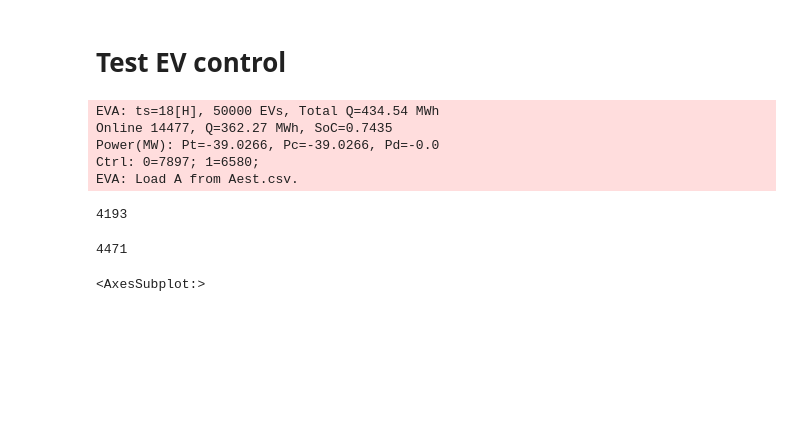
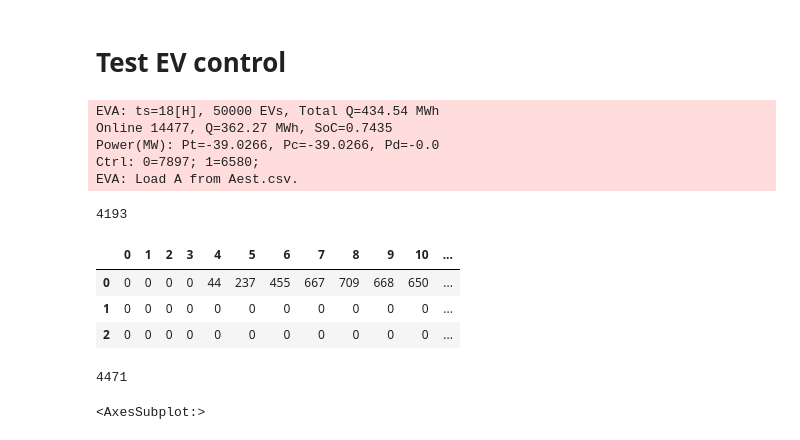
Before and after one commit to jinningwang/andes, a Jupyter notebook: jwang/notes/test_ev_ssm_speed.ipynb, the cells around one changed output. Saved outputs shown, nothing was run; the diff lists cells and outputs as text; code cells hidden in the pictures; blank space fills up the shorter version.

```diff
--- a/jwang/notes/test_ev_ssm_speed.ipynb
+++ b/jwang/notes/test_ev_ssm_speed.ipynb
@@ -17,7 +17,7 @@ sse0 = ev_ssm(ts=18, N=50000, step=1, tp=40,
               lr=0.1, lp=40, seed=2022, name="EVA",
               n_pref=1, is_report=True,
               tt_mean=0.5, tt_var=0.2, tt_lb=0, tt_ub=1,
-              ict=True, ecc=True)
+              ict=True, ecc=True, agc=True)
 sse0.load_A("Aest.csv")
 # %% [output]
 EVA: ts=18[H], 50000 EVs, Total Q=434.54 MWh
@@ -29,6 +29,22 @@ EVA: Load A from Aest.csv.
 sse0.ev['nam'].max()
 # %% [output]
 4193
+# %%
+self = sse0
+
+
+states = self.ev[self.ev['lc'] == 0][['c2', 'sx', 'u']].apply(
+    lambda x: (x[0], x[1]) if x[2] else (-1, -1), axis=1)
+states
+# sse0.g_x()
+self.x0.shape
+
+self.xtab
+# %% [output]
+|  | 0 | 1 | 2 | 3 | 4 | 5 | 6 | 7 | 8 | 9 | 10 | ... |
+| 0 | 0 | 0 | 0 | 0 | 44 | 237 | 455 | 667 | 709 | 668 | 650 | ... |
+| 1 | 0 | 0 | 0 | 0 | 0 | 0 | 0 | 0 | 0 | 0 | 0 | ... |
+| 2 | 0 | 0 | 0 | 0 | 0 | 0 | 0 | 0 | 0 | 0 | 0 | ... |
 # %%
 self = sse0
 
```
Also changed, not shown: parts of 12 cells of this notebook, 4 other files.
